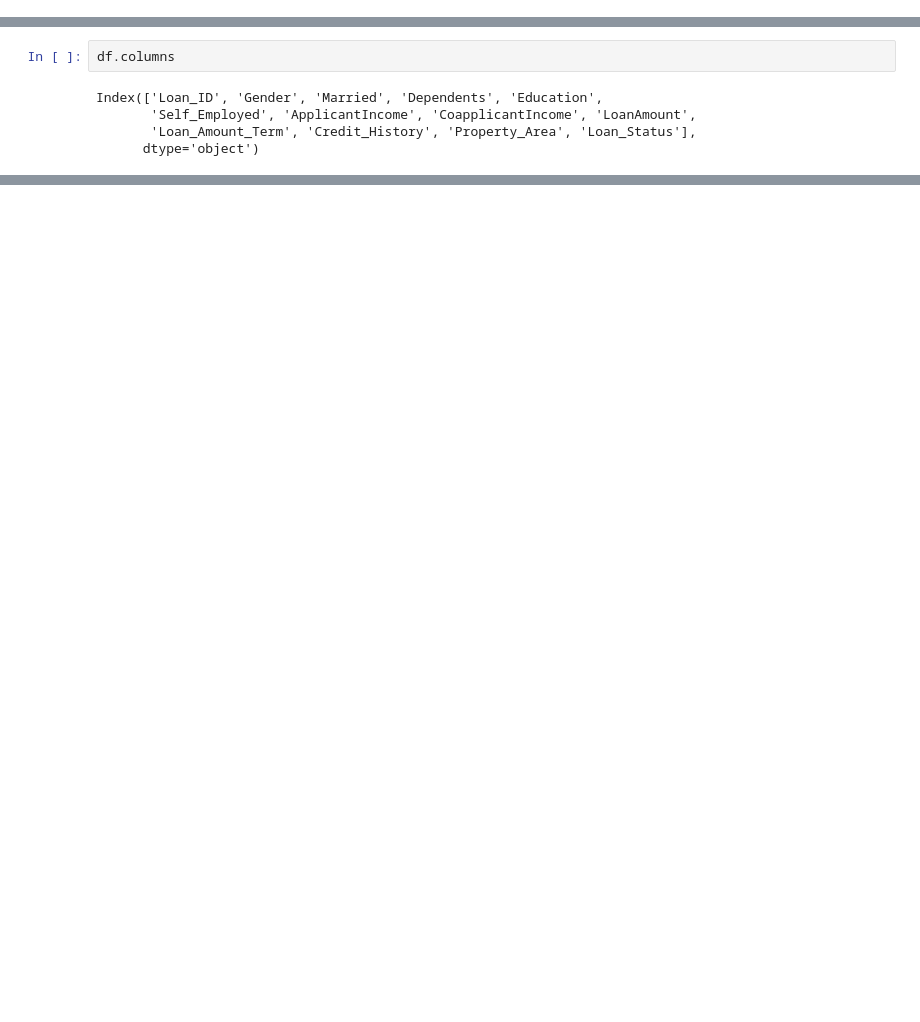
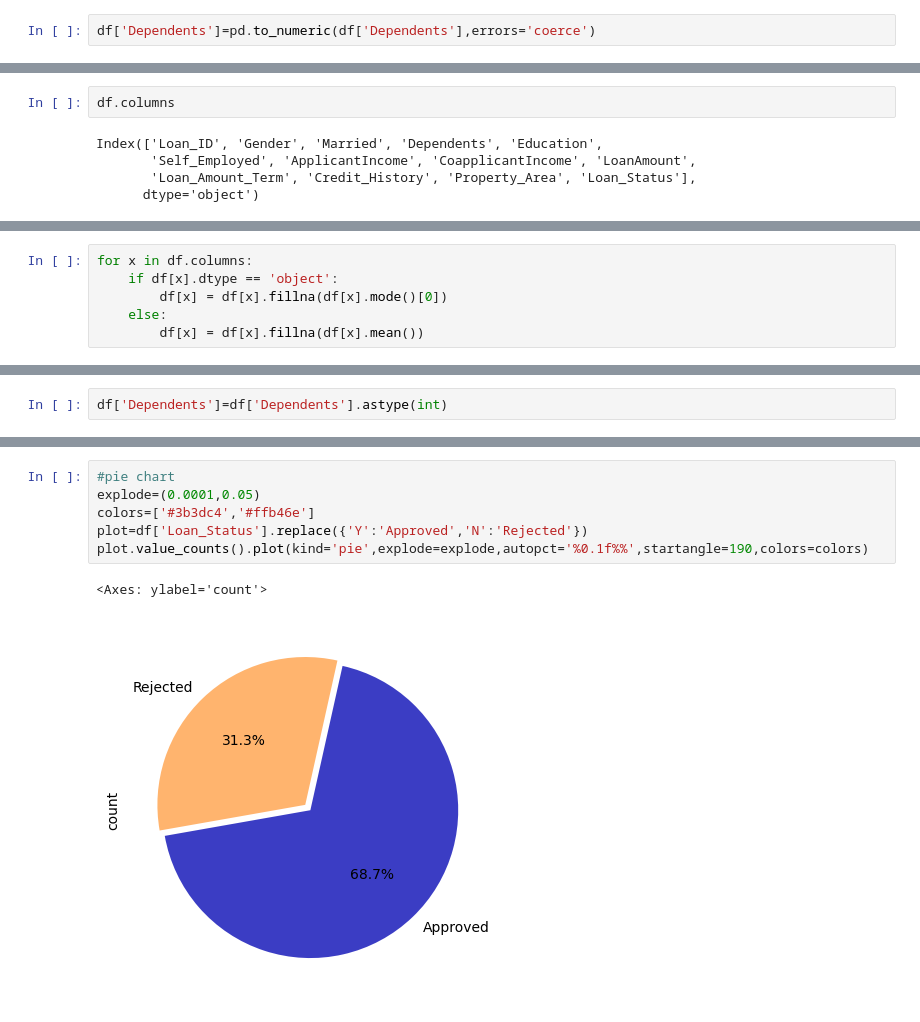
Before and after one commit to Dej97/PROJECTS, a Jupyter notebook: Loan-Approval-Prediction.ipynb, the cells around one changed output, grey strips where cells are left out. Drawn from its saved outputs; the diff is of its cells as text; blank space fills up the shorter version.

```diff
--- a/Loan-Approval-Prediction.ipynb
+++ b/Loan-Approval-Prediction.ipynb
@@ -35,3 +35,5 @@ Data columns (total 13 columns):
  12  Loan_Status        614 non-null    object
 dtypes: float64(4), int64(1), object(8)
 memory usage: 62.5+ KB
+# %%
+df['Dependents']=pd.to_numeric(df['Dependents'],errors='coerce')
@@ -44,0 +89,6 @@ Index(['Loan_ID', 'Gender', 'Married', 'Dependents', 'Education',
+# %%
+for x in df.columns:
+    if df[x].dtype == 'object':
+        df[x] = df[x].fillna(df[x].mode()[0])
+    else:
+        df[x] = df[x].fillna(df[x].mean())
@@ -44,0 +112,2 @@ Index(['Loan_ID', 'Gender', 'Married', 'Dependents', 'Education',
+# %%
+df['Dependents']=df['Dependents'].astype(int)
@@ -44,0 +137,9 @@ Index(['Loan_ID', 'Gender', 'Married', 'Dependents', 'Education',
+# %%
+#pie chart
+explode=(0.0001,0.05)
+colors=['#3b3dc4','#ffb46e']
+plot=df['Loan_Status'].replace({'Y':'Approved','N':'Rejected'})
+plot.value_counts().plot(kind='pie',explode=explode,autopct='%0.1f%%',startangle=190,colors=colors)
+# %% [output]
+<Axes: ylabel='count'>
+[figure, added]
```
Also changed, not shown: parts of 8 cells of this notebook.
